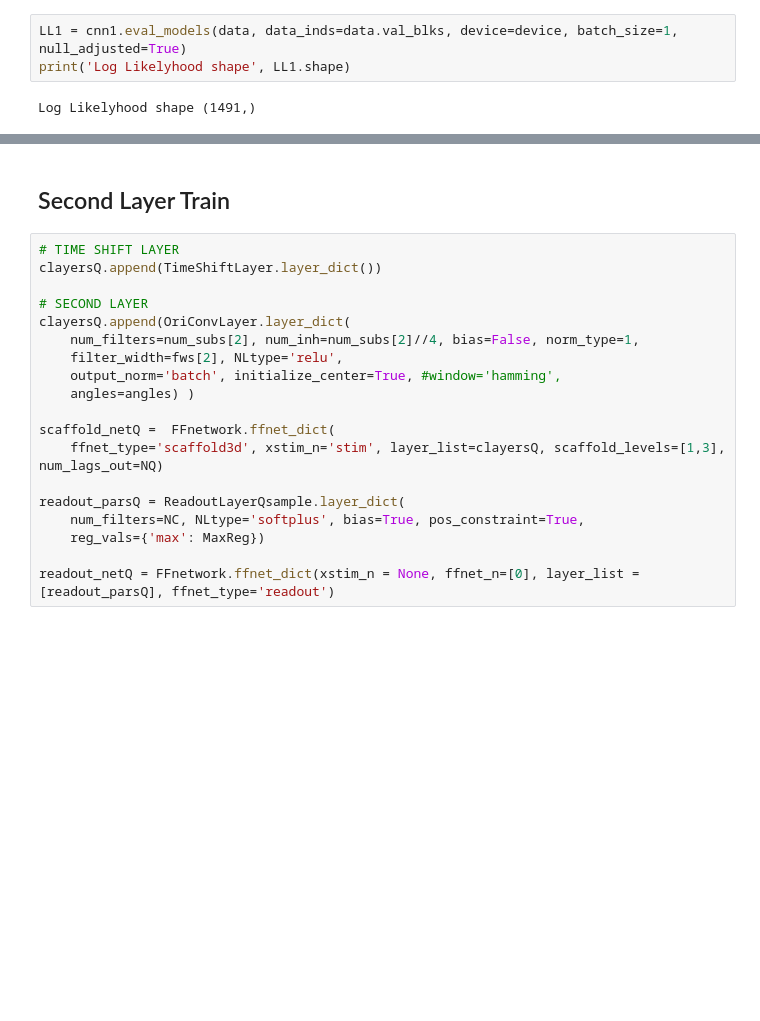
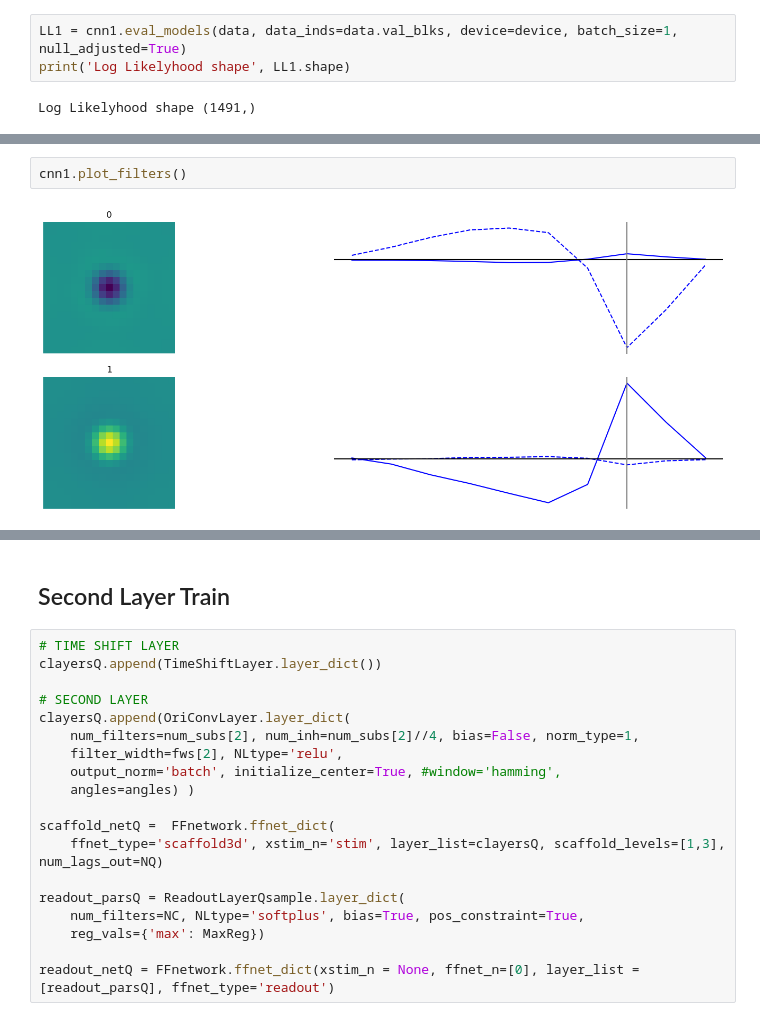
Before and after one commit to IsabelF98/Cloud_SynthData_Proj, a Jupyter notebook: ocriconv_layer_by_layer.ipynb, the cells around one changed output, grey strips where cells are left out. Saved outputs shown, nothing was run; the diff lists cells and outputs as text; blank space fills up the shorter version.

```diff
--- a/ocriconv_layer_by_layer.ipynb
+++ b/ocriconv_layer_by_layer.ipynb
@@ -316 +335,5 @@ print(ei_mask_layer1.shape)
+# %%
+cnn1.plot_filters()
+# %% [output]
+[figure, added]
 # %%
```
Also changed, not shown: parts of 18 cells of this notebook, 2 other files.
